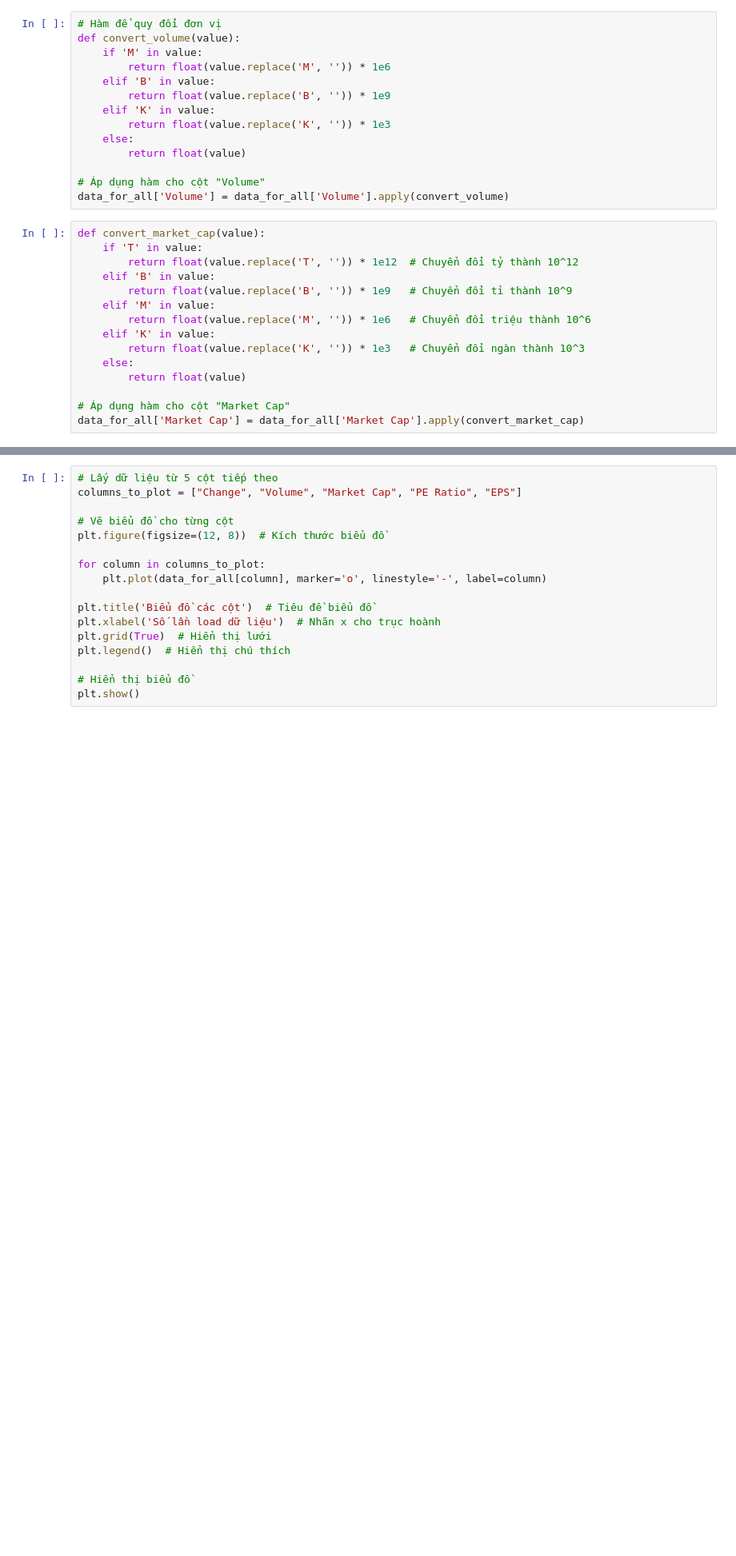
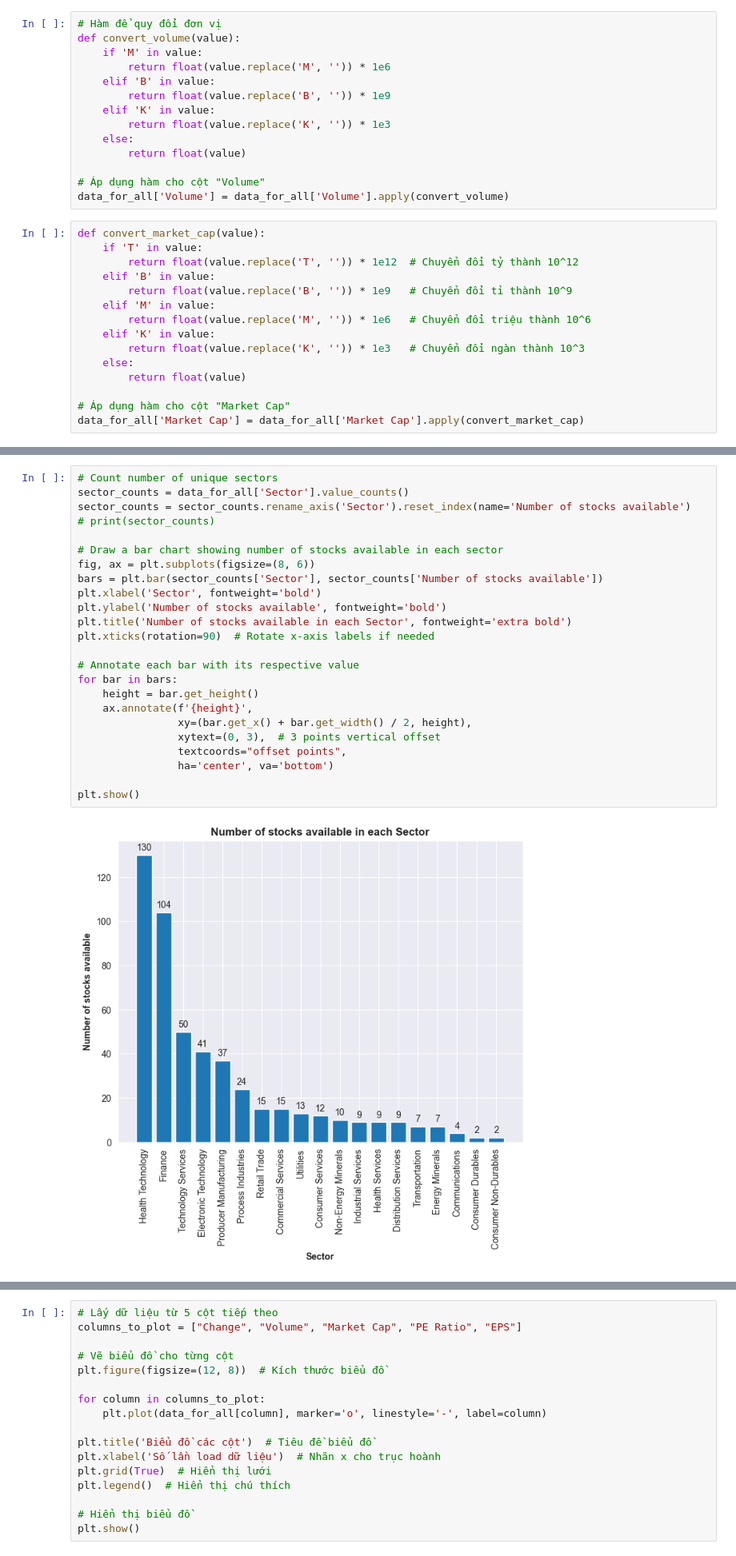
Before and after one commit to lhquan502/DATA-PROJECT, a Jupyter notebook: TradingView.ipynb, the cells around one changed output, grey strips where cells are left out. Shown at 80% size. Drawn from its saved outputs; the diff is of its cells as text; blank space fills up the shorter version.

Commit message:
Charts + skew on the data

```diff
--- a/TradingView.ipynb
+++ b/TradingView.ipynb
@@ -138,0 +161,26 @@ data_for_all
+# %%
+# Count number of unique sectors
+sector_counts = data_for_all['Sector'].value_counts()
+sector_counts = sector_counts.rename_axis('Sector').reset_index(name='Number of stocks available')
+# print(sector_counts)
+
+# Draw a bar chart showing number of stocks available in each sector
+fig, ax = plt.subplots(figsize=(8, 6))
+bars = plt.bar(sector_counts['Sector'], sector_counts['Number of stocks available'])
+plt.xlabel('Sector', fontweight='bold')
+plt.ylabel('Number of stocks available', fontweight='bold')
+plt.title('Number of stocks available in each Sector', fontweight='extra bold')
+plt.xticks(rotation=90)  # Rotate x-axis labels if needed
+
+# Annotate each bar with its respective value
+for bar in bars:
+    height = bar.get_height()
+    ax.annotate(f'{height}',
+                xy=(bar.get_x() + bar.get_width() / 2, height),
+                xytext=(0, 3),  # 3 points vertical offset
+                textcoords="offset points",
+                ha='center', va='bottom')
+
+plt.show()
+# %% [output]
+[figure, added]
```
Also changed, not shown: parts of 17 cells of this notebook.
